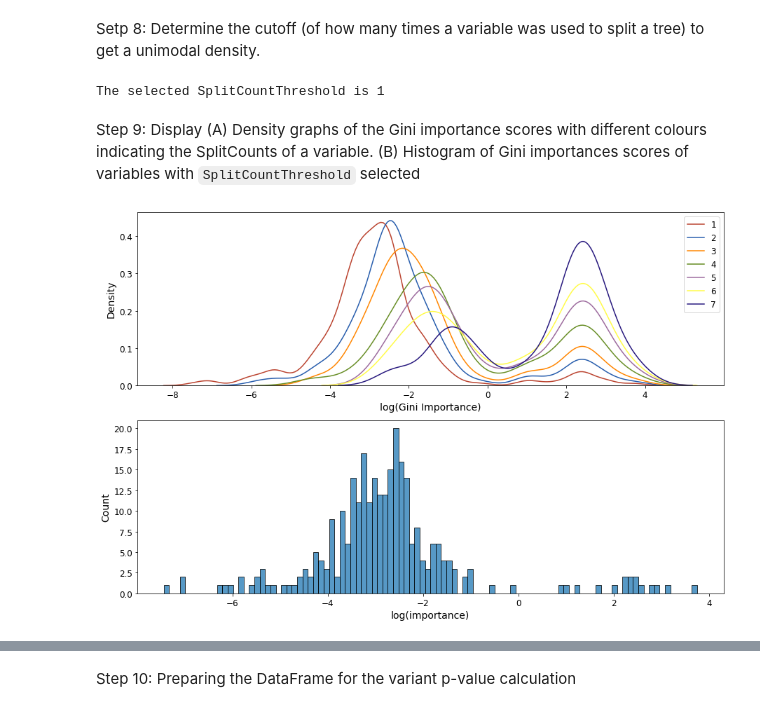
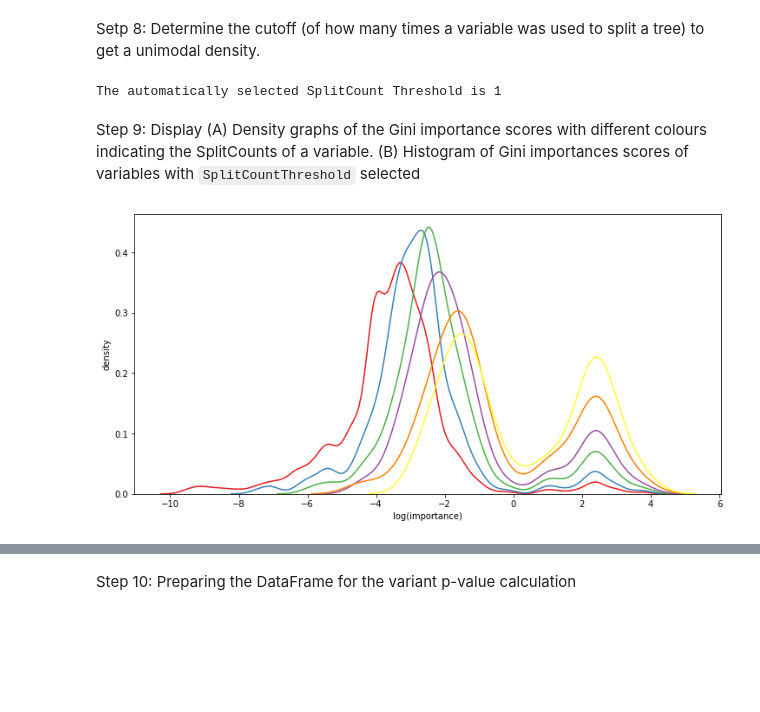
Before and after one commit to aehrc/VariantSpark, a Jupyter notebook: examples/computing_p-value_example.ipynb, the cells around one changed output, grey strips where cells are left out. Drawn from its saved outputs; the diff is of its cells as text; code cells hidden in the pictures; blank space fills up the shorter version.

```diff
--- a/examples/computing_p-value_example.ipynb
+++ b/examples/computing_p-value_example.ipynb
@@ -142,52 +179,29 @@ impTable.filter(impTable.splitCount >= 1).to_spark(flatten=False).toPandas()
+# %%
+pValCalc = PValueCalculator.from_imp_table(impTable)
 # %% [markdown]
 Setp 8: Determine the cutoff (of how many times a variable was used to split a tree) to get a unimodal density.
 # %%
-for SplitCountThreshold in range(1,8):
-    dat = np.msort(df[df['splitCount']>SplitCountThreshold]['log_importance'])
-    intervals = UniDip(dat, ntrials=1000).run() #ntrials can be increased to achieve higher robustness
-    if len(intervals) <= 1:
-        break
-print('The selected SplitCountThreshold is',SplitCountThreshold)
+autoSplitCountTh = pValCalc.find_split_count_th()
+print("The automatically selected SplitCount Threshold is %s" % autoSplitCountTh)
 # %% [output]
-The selected SplitCountThreshold is 1
+The automatically selected SplitCount Threshold is 1
 # %% [markdown]
 Step 9: Display (A) Density graphs of the Gini importance scores with different colours indicating the SplitCounts of a variable. (B) Histogram of Gini importances scores of variables with `SplitCountThreshold` selected
 # %%
+#plt.rcParams['figure.figsize'] = [15, 10]
+#SMALL_SIZE = 12
+#MEDIUM_SIZE = 14
+#BIGGER_SIZE = 16
+#plt.rc('font', size=SMALL_SIZE)          # controls default text sizes
+#plt.rc('axes', titlesize=SMALL_SIZE)     # fontsize of the axes title
+#plt.rc('axes', labelsize=MEDIUM_SIZE)    # fontsize of the x and y labels
+#plt.rc('xtick', labelsize=SMALL_SIZE)    # fontsize of the tick labels
+#plt.rc('ytick', labelsize=SMALL_SIZE)    # fontsize of the tick labels
+#plt.rc('legend', fontsize=SMALL_SIZE)    # legend fontsize
+#plt.rc('figure', titlesize=BIGGER_SIZE)  # fontsize of the figure title
 
-plt.rcParams['figure.figsize'] = [15, 10]
-
-SMALL_SIZE = 12
-MEDIUM_SIZE = 14
-BIGGER_SIZE = 16
-
-plt.rc('font', size=SMALL_SIZE)          # controls default text sizes
-plt.rc('axes', titlesize=SMALL_SIZE)     # fontsize of the axes title
-plt.rc('axes', labelsize=MEDIUM_SIZE)    # fontsize of the x and y labels
-plt.rc('xtick', labelsize=SMALL_SIZE)    # fontsize of the tick labels
-plt.rc('ytick', labelsize=SMALL_SIZE)    # fontsize of the tick labels
-plt.rc('legend', fontsize=SMALL_SIZE)    # legend fontsize
-plt.rc('figure', titlesize=BIGGER_SIZE)  # fontsize of the figure title
-
-fig=plt.figure()
-ax1 = plt.subplot(211)
-ax2 = plt.subplot(212)
-
-# Plot A
-n_lines = 8
-colors=['#BB4430', '#275DAD','#FF8600','#688E26', '#9D6B9E', '#FFFC47', '#27187E']
-for i,c in zip(range(1,n_lines), colors):
-    sns.kdeplot(df[df['splitCount']>i].importance.apply(np.log), ax = ax1, c=c, bw_adjust=0.5) #bw low show sharper distributions
-
-
-ax1.legend(labels=range(1,n_lines), bbox_to_anchor=(1,1))
-ax1.set_xlabel("log(Gini Importance)")
-ax1.set_ylabel("Density")
-
-# Plot B
-sns.histplot(df[df['splitCount']>SplitCountThreshold].importance.apply(np.log), ax = ax2, bins=100)
-ax2.set_xlabel("log(importance)")
-ax2.set_ylabel("Count")
-
+fig, ax1 = plt.subplots(figsize=(10, 5), layout='constrained')
+pValCalc.plot_log_densities(ax1)
 plt.show()
 # %% [output]
-[figure, old version]
+[figure, new version]
```
Also changed, not shown: parts of 11 cells of this notebook.
